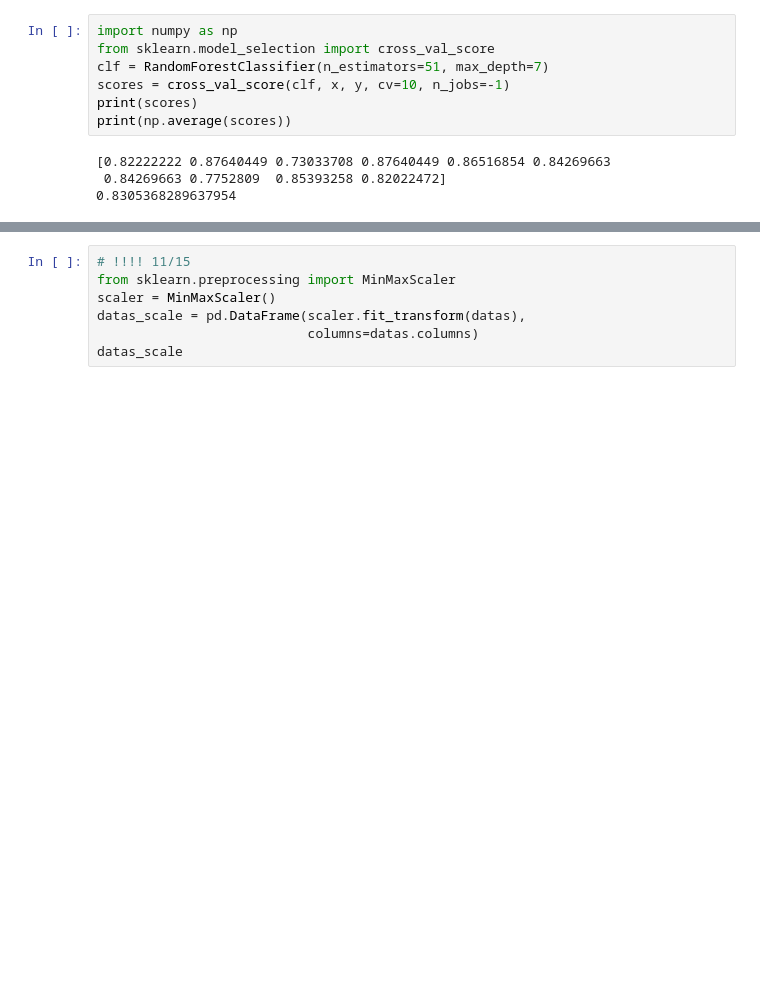
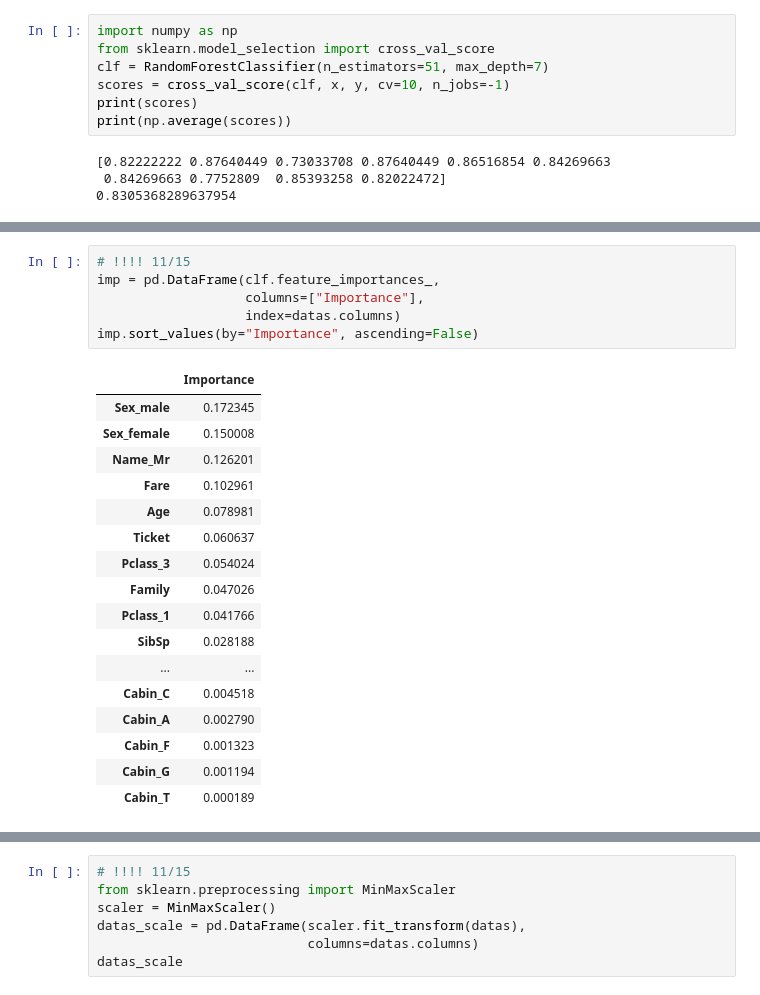
Before and after one commit to Elwing-Chou/tibaml1027, a Jupyter notebook: titanic.ipynb, the cells around one changed output, grey strips where cells are left out. Saved outputs shown, nothing was run; the diff lists cells and outputs as text; blank space fills up the shorter version.

```diff
--- a/titanic.ipynb
+++ b/titanic.ipynb
@@ -235,3 +235,27 @@ result
 | 416 | 1308 | 0 |
 | 417 | 1309 | 1 |
 418 rows × 2 columns
+# %%
+# !!!! 11/15
+imp = pd.DataFrame(clf.feature_importances_,
+                   columns=["Importance"],
+                   index=datas.columns)
+imp.sort_values(by="Importance", ascending=False)
+# %% [output]
+|  | Importance |
+| Sex_male | 0.172345 |
+| Sex_female | 0.150008 |
+| Name_Mr | 0.126201 |
+| Fare | 0.102961 |
+| Age | 0.078981 |
+| Ticket | 0.060637 |
+| Pclass_3 | 0.054024 |
+| Family | 0.047026 |
+| Pclass_1 | 0.041766 |
+| SibSp | 0.028188 |
+| ... | ... |
+| Cabin_C | 0.004518 |
+| Cabin_A | 0.002790 |
+| Cabin_F | 0.001323 |
+| Cabin_G | 0.001194 |
+| Cabin_T | 0.000189 |
```
Also changed, not shown: parts of 4 cells of this notebook.
